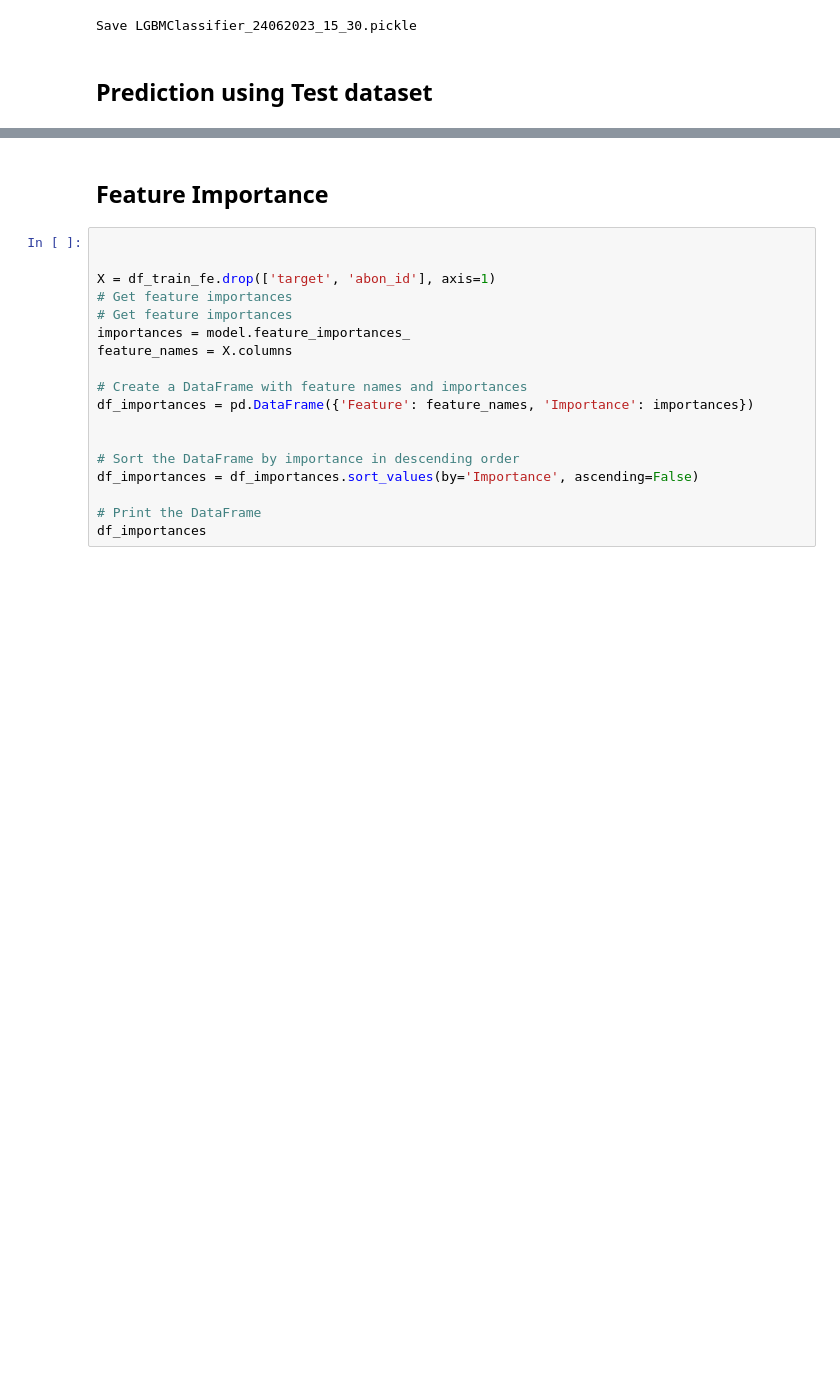
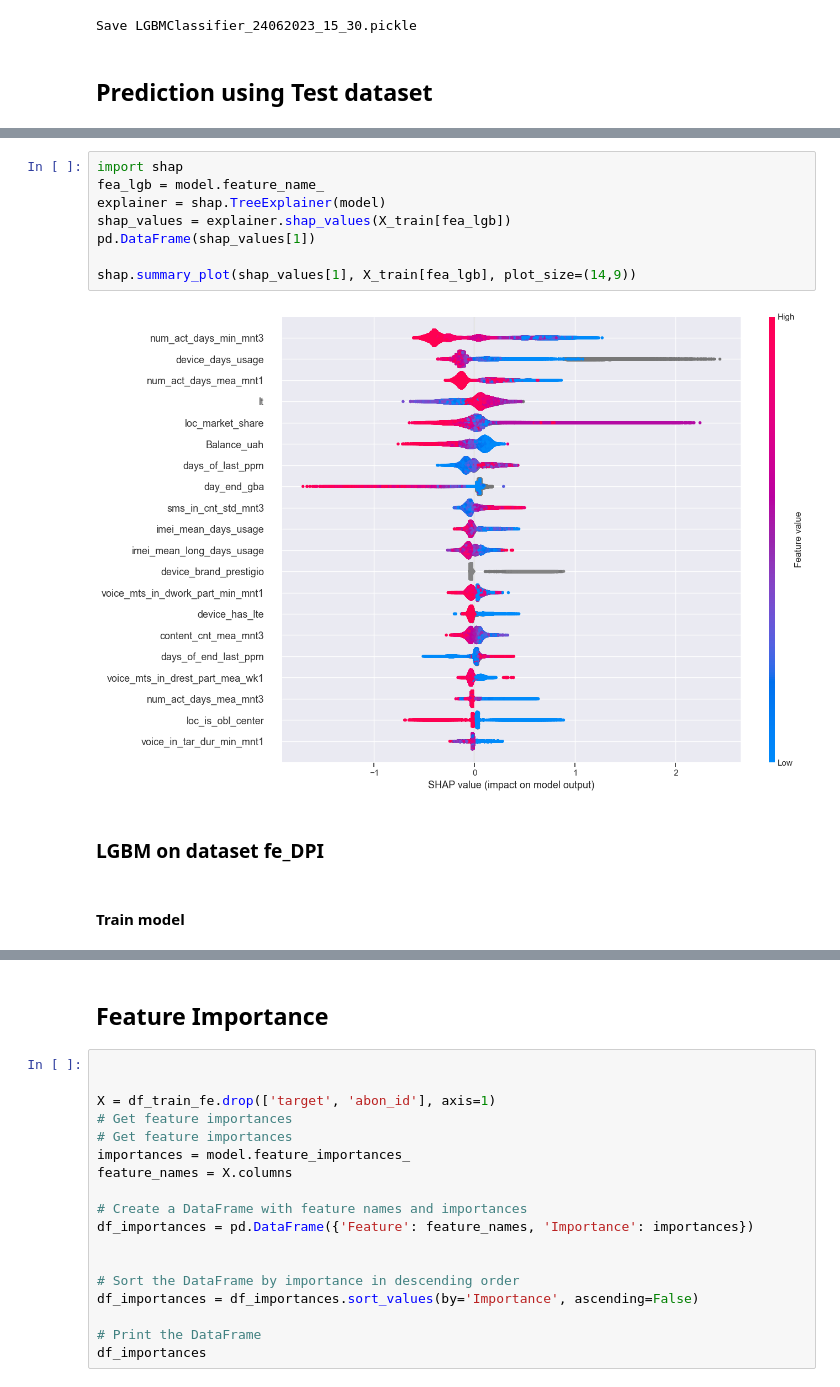
Before and after one commit to volry/subscriber-churn, a Jupyter notebook: BDL-final.ipynb, the cells around one changed output, grey strips where cells are left out. Drawn from its saved outputs; the diff is of its cells as text; blank space fills up the shorter version.

```diff
--- a/BDL-final.ipynb
+++ b/BDL-final.ipynb
@@ -214,0 +220,14 @@ plt.show()
+# %%
+import shap
+fea_lgb = model.feature_name_
+explainer = shap.TreeExplainer(model)
+shap_values = explainer.shap_values(X_train[fea_lgb])
+pd.DataFrame(shap_values[1])
+
+shap.summary_plot(shap_values[1], X_train[fea_lgb], plot_size=(14,9))
+# %% [output]
+[figure, added]
+# %% [markdown]
+### LGBM on dataset fe_DPI
+# %% [markdown]
+#### Train model
```
Also changed, not shown: parts of 9 cells of this notebook.
